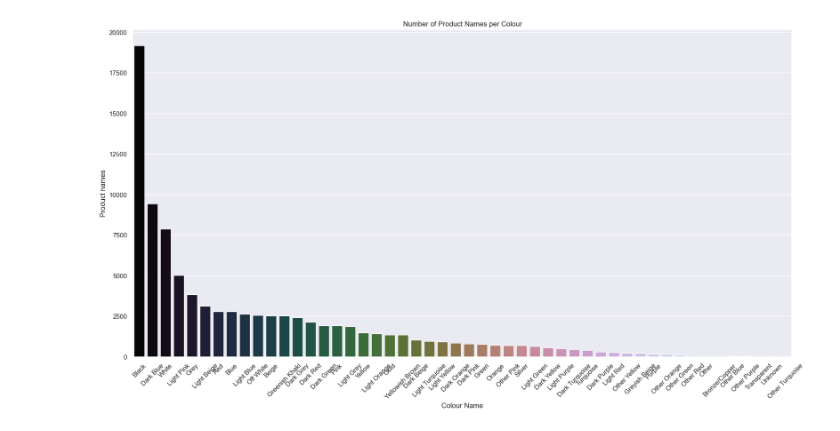
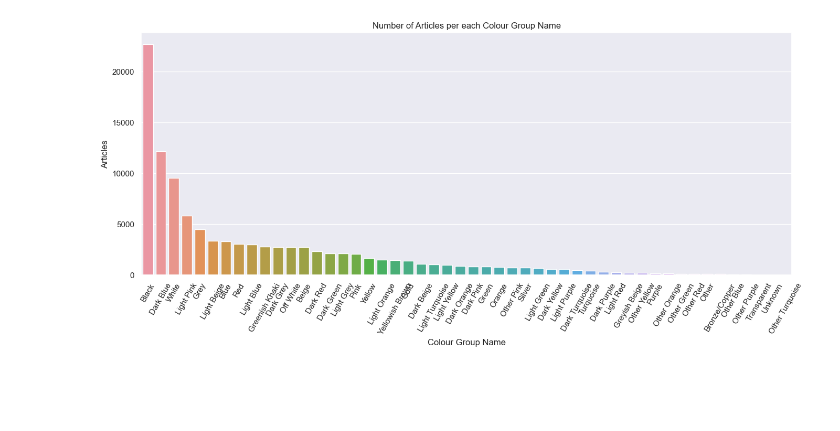
Before and after one commit to daohuyhoang9119/TMDT, a Jupyter notebook: main.ipynb, the cells around one changed output. Saved outputs shown, nothing was run; the diff lists cells and outputs as text; code cells hidden in the pictures; blank space fills up the shorter version.

```diff
--- a/main.ipynb
+++ b/main.ipynb
@@ -33,0 +82,3 @@ Columns of articles data frame: ['article_id', 'product_code', 'prod_name', 'pro
+# %%
+## There are 416 missing values in "Detail desc" feature => We have to replace them by "No description"
+articles_df.fillna(value="No Description", inplace=True)
@@ -46,15 +223,16 @@ plt.show()
 # %%
-temp = articles_df.groupby(["colour_group_name"])["product_code"].nunique()
-temp
-df = pd.DataFrame({"Colour Name": temp.index, "Product names": temp.values})
-df = df.sort_values(["Product names"], ascending=False)
-plt.figure(figsize=(20, 10))
-plt.title(
-    "Number of Product Names per Colour"
-)
-s = sns.barplot(x="Colour Name", y="Product names", data=df, palette="cubehelix")
-s.set_xticklabels(s.get_xticklabels(), rotation=45)
+#Number of Articles per each Colour Group Name
+temp = articles_df.groupby(["colour_group_name"])["article_id"].nunique()
+df = pd.DataFrame({'Colour Group Name': temp.index,
+                   'Articles': temp.values
+                  })
+df = df.sort_values(['Articles'], ascending=False)
+plt.figure(figsize = (16,6))
+plt.title(f'Number of Articles per each Colour Group Name')
+sns.set_color_codes("pastel")
+s = sns.barplot(x = 'Colour Group Name', y="Articles", data=df)
+s.set_xticklabels(s.get_xticklabels(),rotation=60)
 locs, labels = plt.xticks()
 plt.show()
 # %% [output]
-[figure, old version]
+[figure, new version]
```
Also changed, not shown: parts of 24 cells of this notebook.
